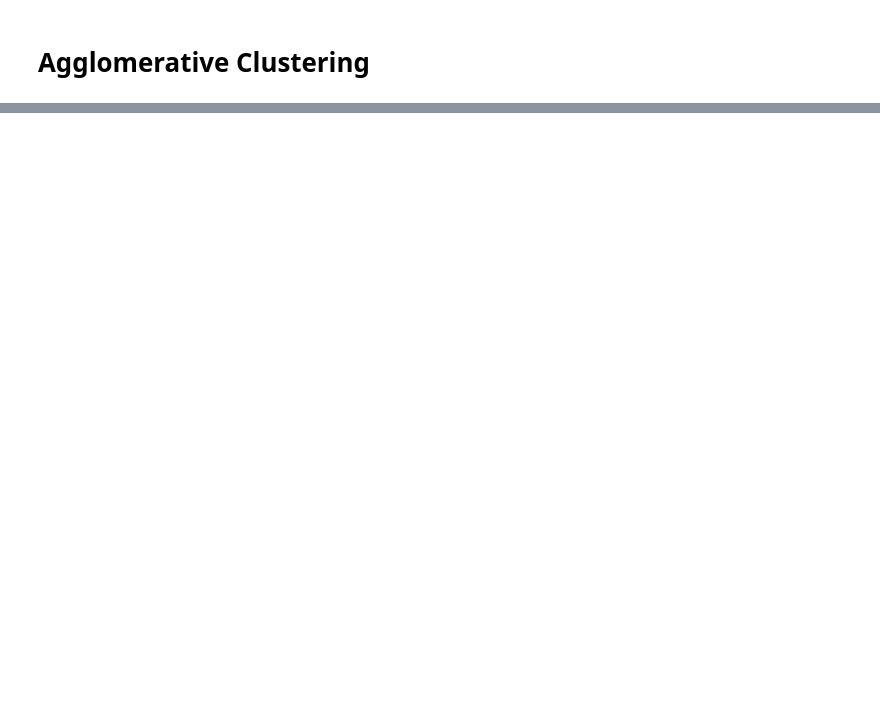
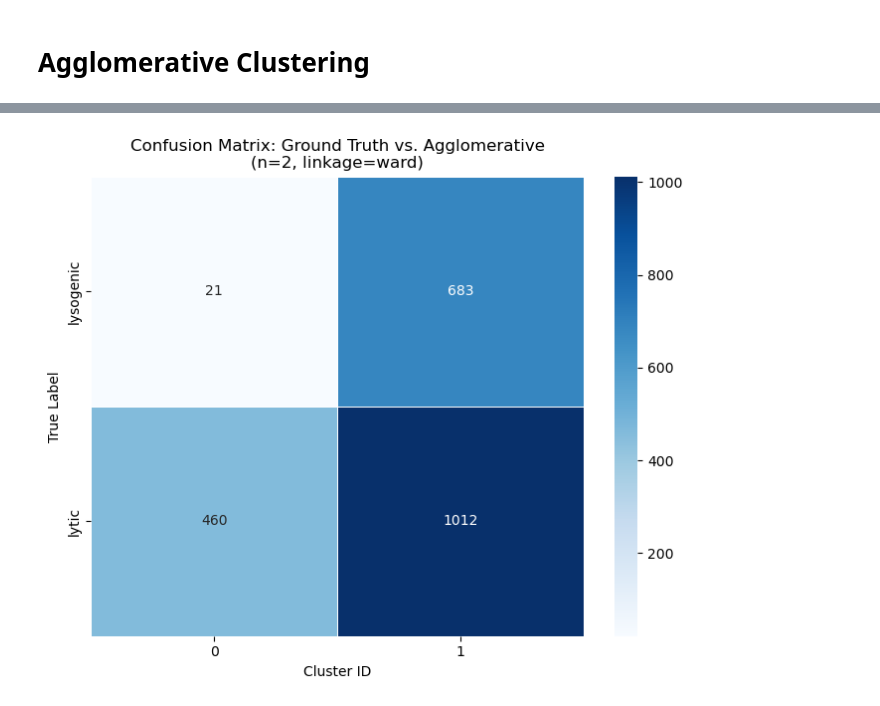
Before and after one commit to francescostellaa/cluster_dei, a Jupyter notebook: clustering.ipynb, the cells around one changed output, grey strips where cells are left out. Saved outputs shown, nothing was run; the diff lists cells and outputs as text; code cells hidden in the pictures; blank space fills up the shorter version.

```diff
--- a/clustering.ipynb
+++ b/clustering.ipynb
@@ -901,0 +399,38 @@ Actual lysogenic    29              98
+# %%
+from sklearn.cluster import AgglomerativeClustering
+from sklearn.metrics import confusion_matrix
+import seaborn as sns
+import matplotlib.pyplot as plt
+
+# 1. Retrieve best parameters
+# Assuming 'results_agg_df' is your DataFrame from the agglomerative search
+best_row = df_results_agg.iloc[0]
+
+# Access parameters by column name to be safe
+best_n_clusters = int(best_row['n_clusters'])
+best_linkage = best_row['linkage']
+
+# 2. Initialize and Fit Agglomerative Clustering
+# Note: AgglomerativeClustering implies Euclidean distance by default unless 'metric' is specified
+agg_model = AgglomerativeClustering(
+    n_clusters=best_n_clusters,
+    linkage=best_linkage
+)
+
+cluster_labels_agg = agg_model.fit_predict(df_pca)
+
+# 3. Create the Confusion Matrix (Contingency Table)
+conf_matrix_agg = pd.crosstab(
+    aligned_lifecycles,       # Rows: True Classes
+    cluster_labels_agg,       # Cols: Predicted Clusters
+    rownames=['True Label'],
+    colnames=['Cluster ID']
+)
+
+# 4. Plot as a Heatmap
+plt.figure(figsize=(8, 6))
+sns.heatmap(conf_matrix_agg, annot=True, fmt='d', cmap='Blues', linewidths=.5)
+plt.title(f'Confusion Matrix: Ground Truth vs. Agglomerative\n(n={best_n_clusters}, linkage={best_linkage})')
+plt.show()
+# %% [output]
+[figure, added]
```
Also changed, not shown: parts of 23 cells of this notebook, 2 other files.
